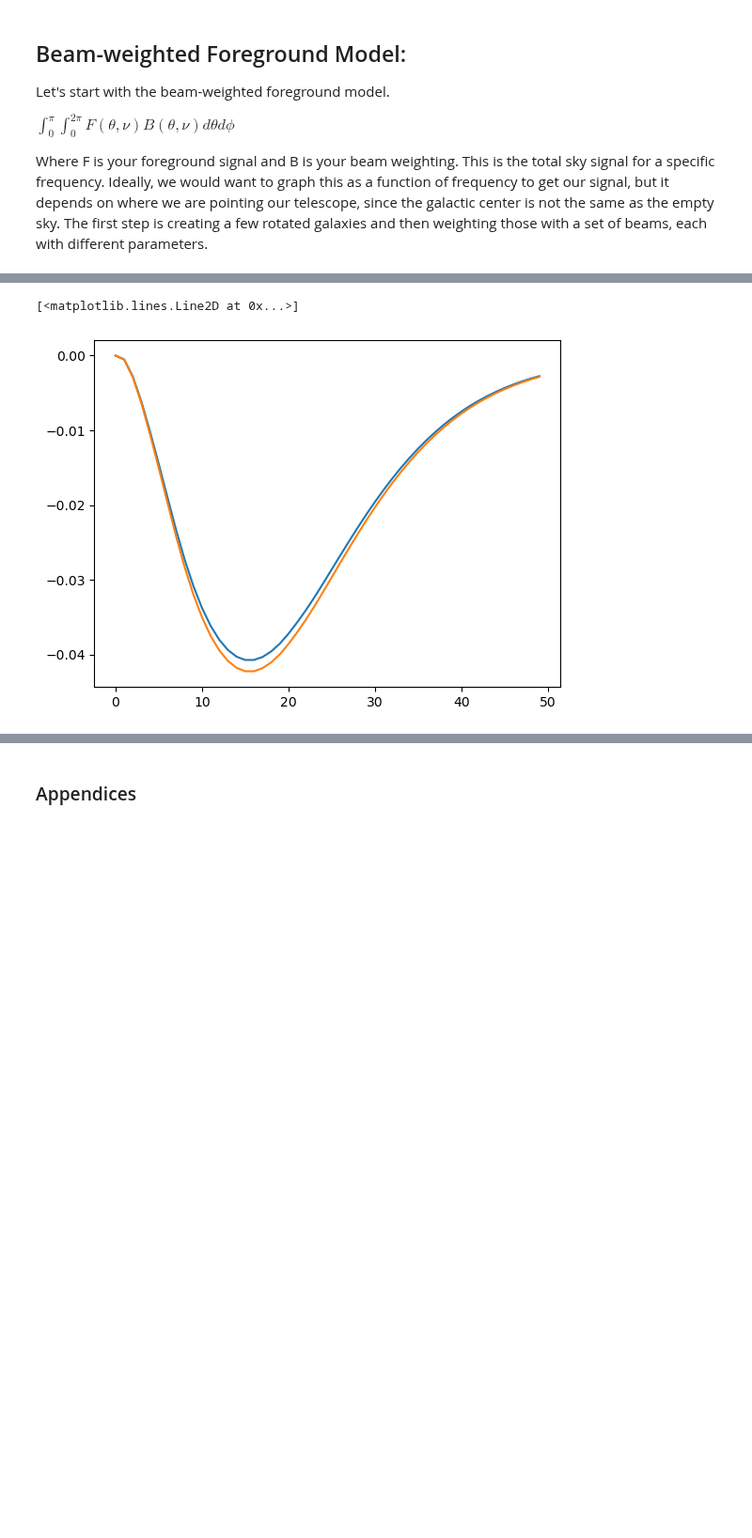
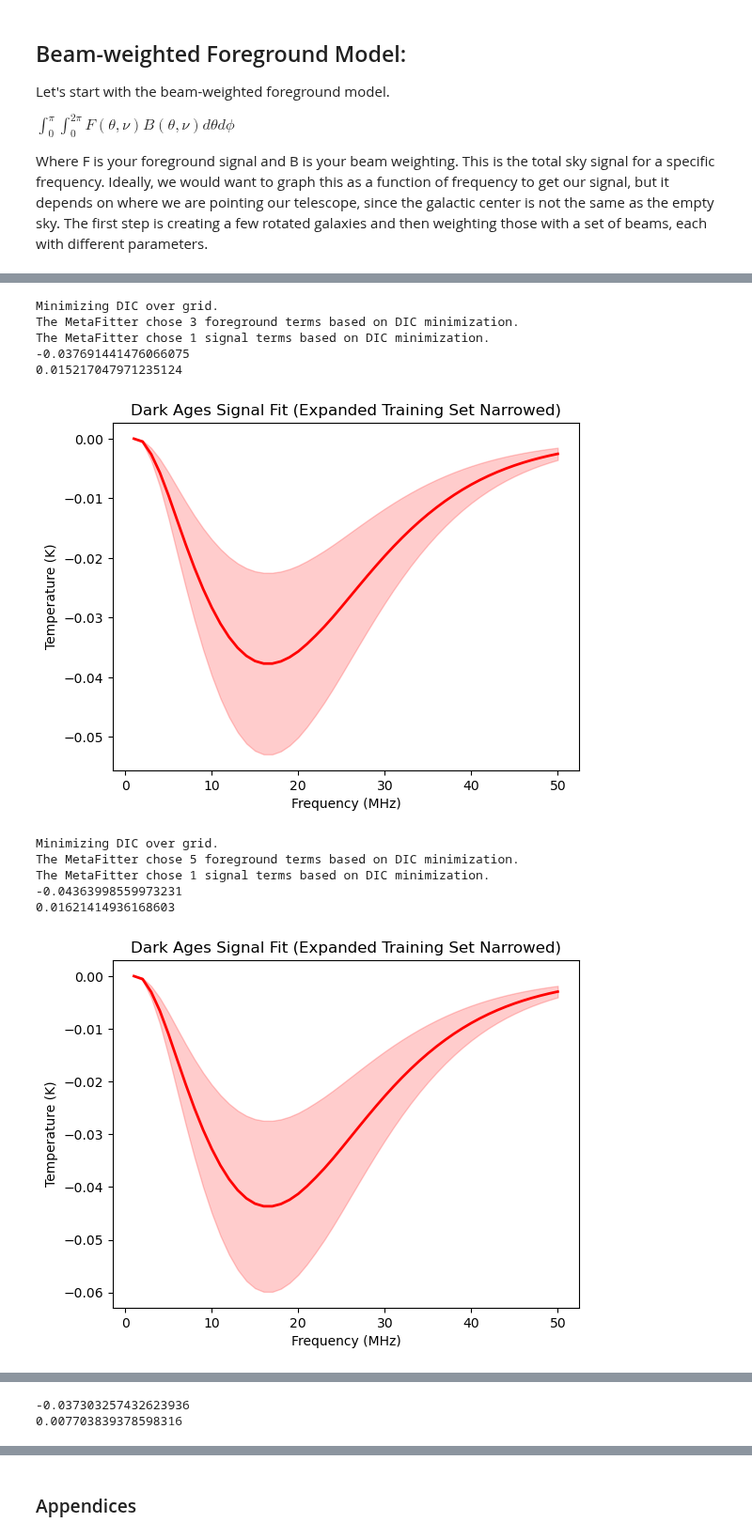
Before and after one commit to daba9359/LuCEE-Night_Simulation, a Jupyter notebook: Beam_weighted_foreground/Beam_Weighted_Foreground_Edited.ipynb, the cells around one changed output, grey strips where cells are left out. Shown at 94% size. Drawn from its saved outputs; the diff is of its cells as text; code cells hidden in the pictures; blank space fills up the shorter version.

```diff
--- a/Beam_weighted_foreground/Beam_Weighted_Foreground_Edited.ipynb
+++ b/Beam_weighted_foreground/Beam_Weighted_Foreground_Edited.ipynb
@@ -96,4 +96,5 @@ for i,j in enumerate(redshift_array):
     galaxy_map_minCMB[i] = galaxy_map[i] - py21cmsig.T_gamma(j)
 galaxy_map_minCMB[np.where(galaxy_map_minCMB<0.0)] = 0   # Gets rid of the negatives that plague this ULSA map (not sure why they are they)
 foreground_array_minCMB = lochness.LOCHNESS(spice_kernels,test_times1,location,galaxy_map=galaxy_map_minCMB).lunar_frame_galaxy_maps
+foreground_array_minCMB[np.where(foreground_array_minCMB<0.0)] = 0
 # %% [output]
@@ -752,6 +872,0 @@ rms std is 2.4796861434082045
-# %%
-data = simulation_test_50
-one_sigma_rms = rms_std
-training_set = varied_regolith_training_set_raw
-training_set_parameters = varied_regolith_training_set_raw_params
-test12 = signal_extraction(data,rms_mean,one_sigma_rms,training_set,training_set_parameters,N=10000,sigma_tolerance=5,iteration_limit=10)
@@ -808,8 +873,41 @@ The MetaFitter chose 1 signal terms based on DIC minimization.
-# %%
-plt.plot(fitter.subbasis_channel_mean("signal"))
-# plt.plot(fitter.subbasis_channel_mean("signal")+fitter.subbasis_channel_error("signal")*3)
-# plt.plot(fitter.subbasis_channel_mean("signal")-fitter.subbasis_channel_error("signal")*3)
-plt.plot(signal_only_50)
-# %% [output]
-[<matplotlib.lines.Line2D at 0x...>]
-[figure, removed]
+# %%
+# This loads in your raw training set
+f = h5py.File("/home/dbarker7752/21_cm_group/Varied_Regolith/Training_Set","r")
+varied_regolith_training_set_raw= f["Foreground_Training_Set"]
+varied_regolith_training_set_raw_params = f["Parameters_of_Beams"]
+# varied_regolith_training_set = interpolator_for_STS(varied_regolith_training_raw,500)
+
+# Noise parameters
+dnu = 1e6
+dt = 1000*3600 # first number is the number of hours of integration time
+
+# Beam used for the simulated data
+beam_file = files[1]
+
+# times
+time_array = test_times1
+
+# foreground array
+foreground_array = foreground_array_minCMB
+
+# Our simulation function
+simulation_test_50 = simulation_run(beam_file,foreground_array,time_array,dnu,dt,omR0,omM0,omK0,omL0,omB0)
+# %%
+# for multi antenna
+number_of_antennae = 4
+signal_extraction_return = test12
+multi_antenna = multi_antenna_signal_extraction(signal_training_set_lambdaCDM,number_of_antennae,signal_extraction_return,dnu,dt,beam_file,\
+                                foreground_array,time_array,omR0,omM0,omK0,omL0,omB0,"DIC")
+# %% [output]
+Minimizing DIC over grid.
+The MetaFitter chose 3 foreground terms based on DIC minimization.
+The MetaFitter chose 1 signal terms based on DIC minimization.
+-0.037691441476066075
+0.015217047971235124
+[figure, added]
+Minimizing DIC over grid.
+The MetaFitter chose 5 foreground terms based on DIC minimization.
+The MetaFitter chose 1 signal terms based on DIC minimization.
+-0.04363998559973231
+0.01621414936168603
+[figure, added]
@@ -815,0 +926,2 @@ plt.plot(signal_only_50)
+-0.037303257432623936
+0.007703839378598316
```
Also changed, not shown: parts of 17 cells of this notebook.
